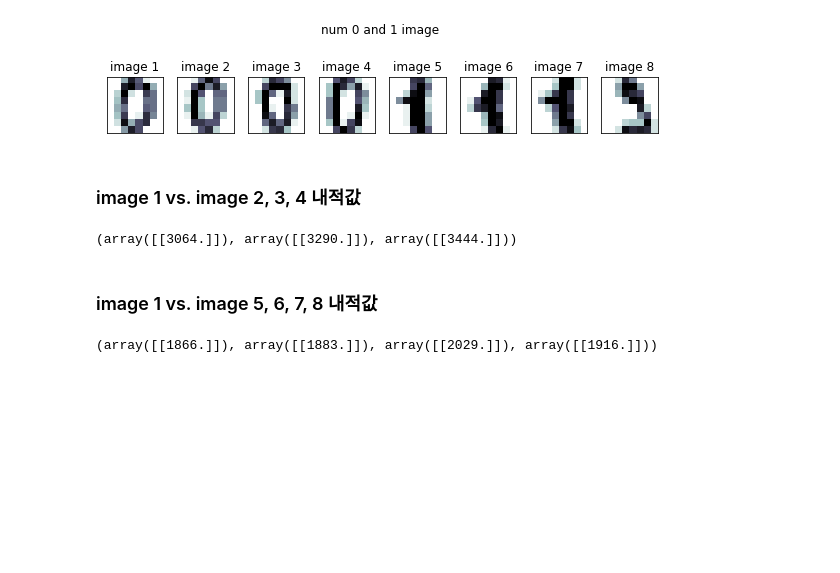
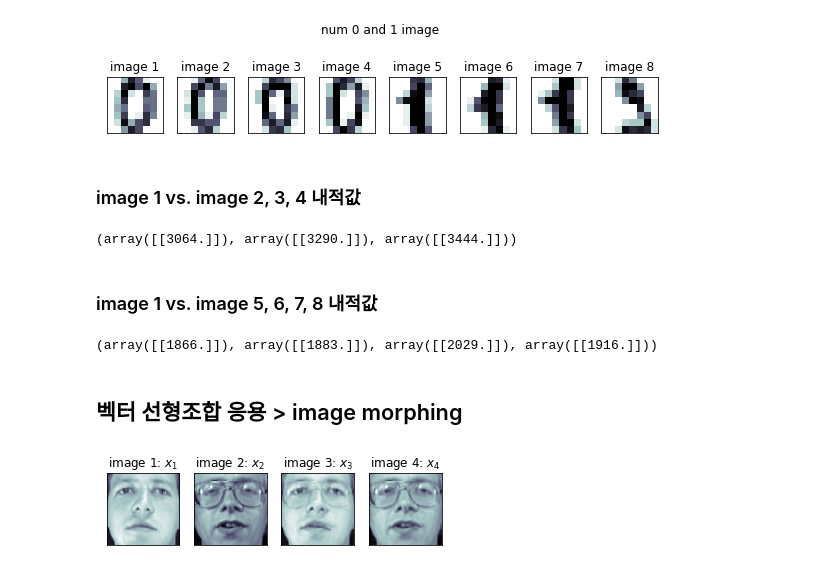
Before and after one commit to choigww/dev-mooc, a Jupyter notebook: data-science/fastcampus-data-science-online/3-math-for-ml/2-linear-algebra-with-numpy.ipynb, the cells around one changed output. Drawn from its saved outputs; the diff is of its cells as text; code cells hidden in the pictures; blank space fills up the shorter version.

```diff
--- a/data-science/fastcampus-data-science-online/3-math-for-ml/2-linear-algebra-with-numpy.ipynb
+++ b/data-science/fastcampus-data-science-online/3-math-for-ml/2-linear-algebra-with-numpy.ipynb
@@ -223,3 +223,41 @@ np.dot(v[0].T, v[1]), np.dot(v[0].T, v[2]), np.dot(v[0].T, v[3])
 np.dot(v[0].T, v[4]), np.dot(v[0].T, v[5]), np.dot(v[0].T, v[6]), np.dot(v[0].T, v[7])
 # %% [output]
 (array([[1866.]]), array([[1883.]]), array([[2029.]]), array([[1916.]]))
+# %% [markdown]
+## 벡터 선형조합 응용 > image morphing
+# %%
+from sklearn.datasets import fetch_olivetti_faces
+
+faces = fetch_olivetti_faces()
+
+f, ax = plt.subplots(1, 4)
+
+ax[0].imshow(faces.images[6], cmap=plt.cm.bone)
+ax[0].grid(False)
+ax[0].set_xticks([])
+ax[0].set_yticks([])
+ax[0].set_title("image 1: $x_1$")
+
+ax[1].imshow(faces.images[10], cmap=plt.cm.bone)
+ax[1].grid(False)
+ax[1].set_xticks([])
+ax[1].set_yticks([])
+ax[1].set_title("image 2: $x_2$")
+
+new_face = 0.7 * faces.images[6] + 0.3 * faces.images[10]
+ax[2].imshow(new_face, cmap=plt.cm.bone)
+ax[2].grid(False)
+ax[2].set_xticks([])
+ax[2].set_yticks([])
+ax[2].set_title("image 3: $x_3$")
+
+new_face = 0.3 * faces.images[6] + 0.7 * faces.images[10]
+ax[3].imshow(new_face, cmap=plt.cm.bone)
+ax[3].grid(False)
+ax[3].set_xticks([])
+ax[3].set_yticks([])
+ax[3].set_title("image 4: $x_4$")
+
+plt.show()
+# %% [output]
+[figure, added]
```
Also changed, not shown: parts of 1 cell of this notebook, 2 other files.
